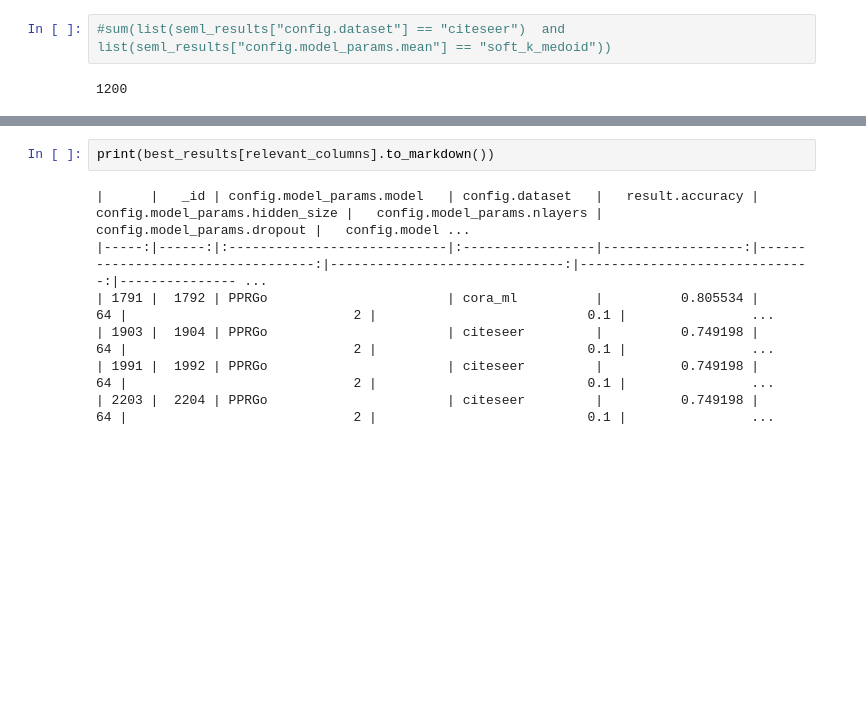
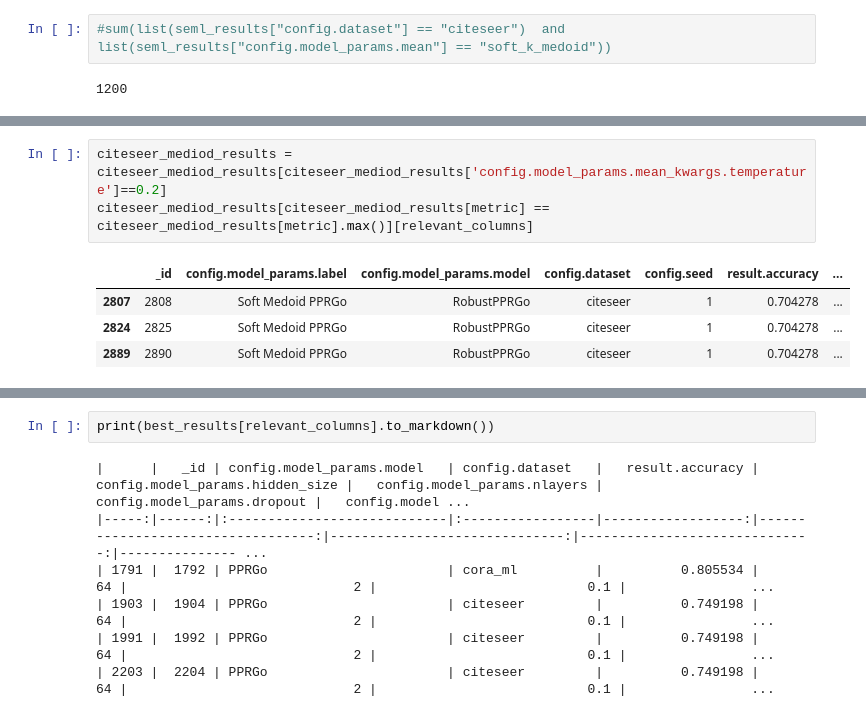
Before and after one commit to sigeisler/robustness_of_gnns_at_scale, a Jupyter notebook: evalute_seml_exp.ipynb, the cells around one changed output, grey strips where cells are left out. Cells and saved outputs as stored; diff of their text form; blank space fills up the shorter version.

```diff
--- a/evalute_seml_exp.ipynb
+++ b/evalute_seml_exp.ipynb
@@ -129,3 +151,11 @@ len(cora_median_results),len(cora_mediod_results),len(citeseer_median_results),l
+# %%
+citeseer_mediod_results = citeseer_mediod_results[citeseer_mediod_results['config.model_params.mean_kwargs.temperature']==0.2]
+citeseer_mediod_results[citeseer_mediod_results[metric] == citeseer_mediod_results[metric].max()][relevant_columns]
+# %% [output]
+|  | _id | config.model_params.label | config.model_params.model | config.dataset | config.seed | result.accuracy | ... |
+| 2807 | 2808 | Soft Medoid PPRGo | RobustPPRGo | citeseer | 1 | 0.704278 | ... |
+| 2824 | 2825 | Soft Medoid PPRGo | RobustPPRGo | citeseer | 1 | 0.704278 | ... |
+| 2889 | 2890 | Soft Medoid PPRGo | RobustPPRGo | citeseer | 1 | 0.704278 | ... |
 # %%
 metric = "result.accuracy"
 best_results = cora_results[cora_results[metric] == cora_results[metric].max()]
```
Also changed, not shown: parts of 17 cells of this notebook, 9 other files.
